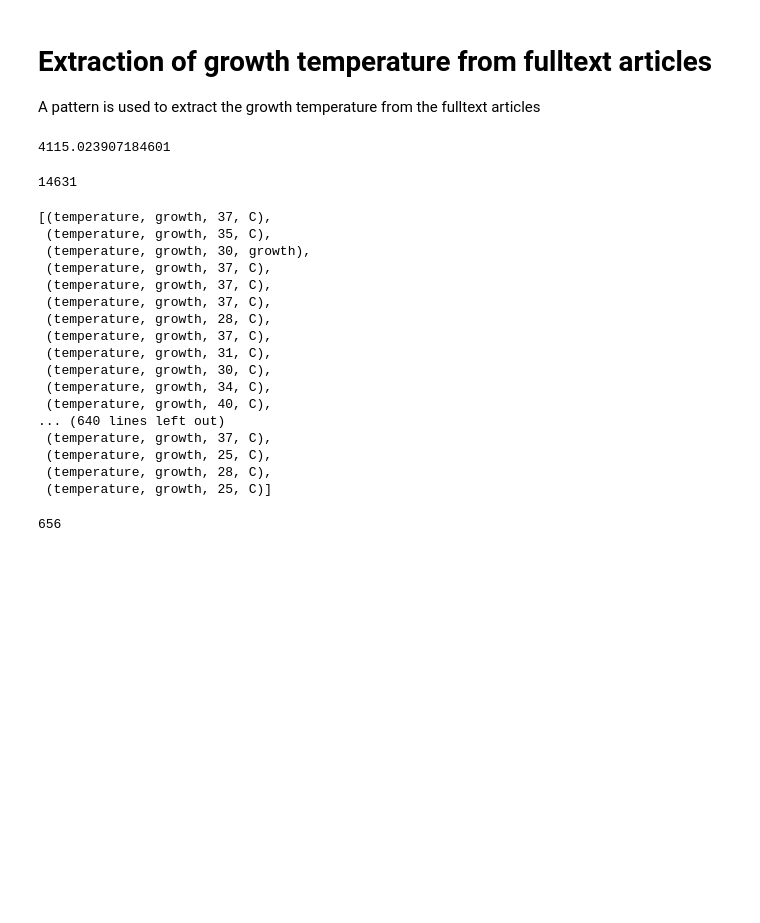
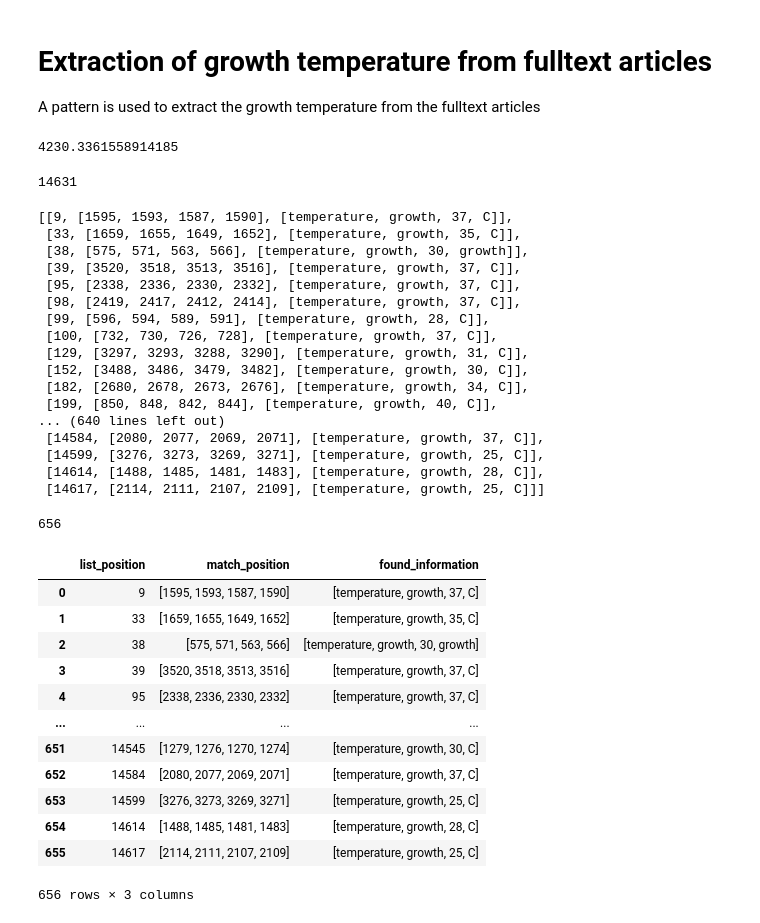
Before and after one commit to frichterTH/article-scraping-for-information-extraction, a Jupyter notebook: dependency_pattern_results.ipynb, the cells around one changed output. Saved outputs shown, nothing was run; the diff lists cells and outputs as text; code cells hidden in the pictures; blank space fills up the shorter version.

```diff
--- a/dependency_pattern_results.ipynb
+++ b/dependency_pattern_results.ipynb
@@ -38,41 +38,41 @@ import time
 start = time.time()
 
 results = []
-for article in list_text:
+for count, article in enumerate(list_text):
     doc = nlp(article)
     dep_matches = dep_matcher(doc)
     for match in dep_matches:
         pattern_name = match[0]
         matches = match[1]
         match1, match2, match3, match4 = matches[0], matches[1], matches[2], matches[3]
-        results.append(( doc[match3], doc[match4], doc[match2], doc[match1]))
+        results.append([count, match[1], [doc[match3], doc[match4], doc[match2], doc[match1]]])
 
 end = time.time()
 print(end - start)
 # %% [output]
-4115.023907184601
+4230.3361558914185
 # %%
 len(list_text)
 # %% [output]
 14631
 # %%
-results
+results # 11 false positives
 # %% [output]
-[(temperature, growth, 37, C),
- (temperature, growth, 35, C),
- (temperature, growth, 30, growth),
- (temperature, growth, 37, C),
- (temperature, growth, 37, C),
- (temperature, growth, 37, C),
- (temperature, growth, 28, C),
- (temperature, growth, 37, C),
- (temperature, growth, 31, C),
- (temperature, growth, 30, C),
- (temperature, growth, 34, C),
- (temperature, growth, 40, C),
+[[9, [1595, 1593, 1587, 1590], [temperature, growth, 37, C]],
+ [33, [1659, 1655, 1649, 1652], [temperature, growth, 35, C]],
+ [38, [575, 571, 563, 566], [temperature, growth, 30, growth]],
+ [39, [3520, 3518, 3513, 3516], [temperature, growth, 37, C]],
+ [95, [2338, 2336, 2330, 2332], [temperature, growth, 37, C]],
+ [98, [2419, 2417, 2412, 2414], [temperature, growth, 37, C]],
+ [99, [596, 594, 589, 591], [temperature, growth, 28, C]],
+ [100, [732, 730, 726, 728], [temperature, growth, 37, C]],
+ [129, [3297, 3293, 3288, 3290], [temperature, growth, 31, C]],
+ [152, [3488, 3486, 3479, 3482], [temperature, growth, 30, C]],
+ [182, [2680, 2678, 2673, 2676], [temperature, growth, 34, C]],
+ [199, [850, 848, 842, 844], [temperature, growth, 40, C]],
 ... (640 lines left out)
- (temperature, growth, 37, C),
- (temperature, growth, 25, C),
- (temperature, growth, 28, C),
- (temperature, growth, 25, C)]
+ [14584, [2080, 2077, 2069, 2071], [temperature, growth, 37, C]],
+ [14599, [3276, 3273, 3269, 3271], [temperature, growth, 25, C]],
+ [14614, [1488, 1485, 1481, 1483], [temperature, growth, 28, C]],
+ [14617, [2114, 2111, 2107, 2109], [temperature, growth, 25, C]]]
 # %%
@@ -80,2 +80,21 @@ len(results) # 11 false positives
 # %% [output]
 656
+# %%
+# save results in df
+df = pd.DataFrame(results, columns=['list_position', 'match_position', 'found_information'])
+# %%
+df
+# %% [output]
+|  | list_position | match_position | found_information |
+| 0 | 9 | [1595, 1593, 1587, 1590] | [temperature, growth, 37, C] |
+| 1 | 33 | [1659, 1655, 1649, 1652] | [temperature, growth, 35, C] |
+| 2 | 38 | [575, 571, 563, 566] | [temperature, growth, 30, growth] |
+| 3 | 39 | [3520, 3518, 3513, 3516] | [temperature, growth, 37, C] |
+| 4 | 95 | [2338, 2336, 2330, 2332] | [temperature, growth, 37, C] |
+| ... | ... | ... | ... |
+| 651 | 14545 | [1279, 1276, 1270, 1274] | [temperature, growth, 30, C] |
+| 652 | 14584 | [2080, 2077, 2069, 2071] | [temperature, growth, 37, C] |
+| 653 | 14599 | [3276, 3273, 3269, 3271] | [temperature, growth, 25, C] |
+| 654 | 14614 | [1488, 1485, 1481, 1483] | [temperature, growth, 28, C] |
+| 655 | 14617 | [2114, 2111, 2107, 2109] | [temperature, growth, 25, C] |
+656 rows × 3 columns
```
Also changed, not shown: parts of 2 cells of this notebook, 1 other file.
